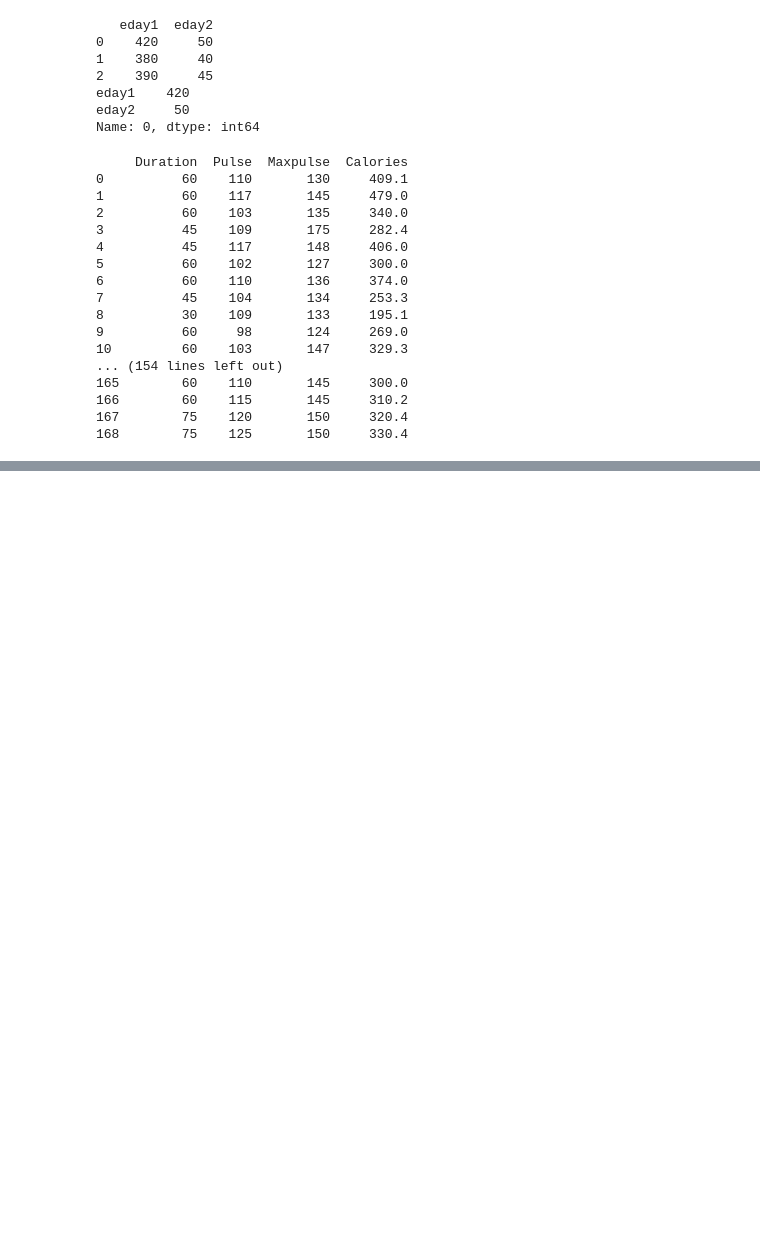
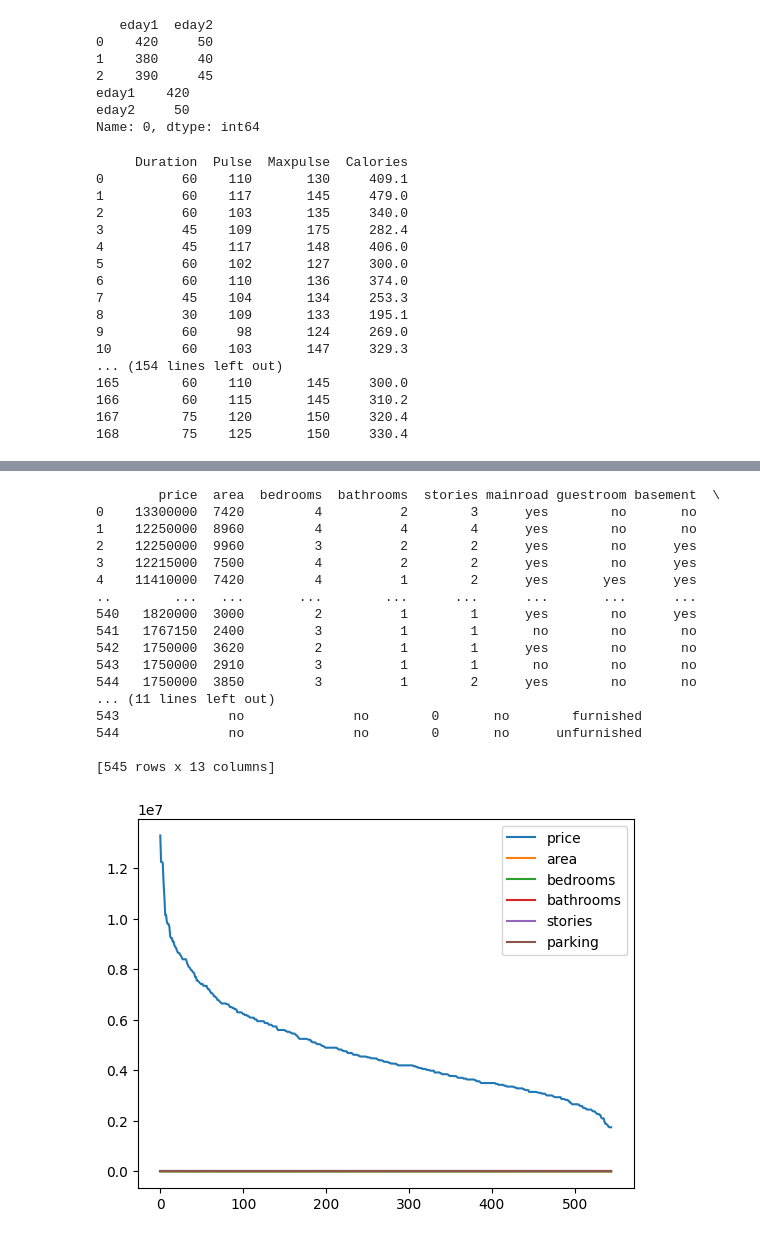
Before and after one commit to vibhuti0/pandas, a Jupyter notebook: pandas.ipynb, the cells around one changed output, grey strips where cells are left out. Drawn from its saved outputs; the diff is of its cells as text; code cells hidden in the pictures; blank space fills up the shorter version.

```diff
--- a/pandas.ipynb
+++ b/pandas.ipynb
@@ -139,0 +165,26 @@ print(df.to_string())
+# %%
+import pandas as pd
+import matplotlib.pyplot as plt
+df=pd.read_csv("Housing.csv")
+print(df)
+df.plot()
+plt.show()
+# %% [output]
+        price  area  bedrooms  bathrooms  stories mainroad guestroom basement  \
+0    13300000  7420         4          2        3      yes        no       no
+1    12250000  8960         4          4        4      yes        no       no
+2    12250000  9960         3          2        2      yes        no      yes
+3    12215000  7500         4          2        2      yes        no      yes
+4    11410000  7420         4          1        2      yes       yes      yes
+..        ...   ...       ...        ...      ...      ...       ...      ...
+540   1820000  3000         2          1        1      yes        no      yes
+541   1767150  2400         3          1        1       no        no       no
+542   1750000  3620         2          1        1      yes        no       no
+543   1750000  2910         3          1        1       no        no       no
+544   1750000  3850         3          1        2      yes        no       no
+... (11 lines left out)
+543              no              no        0       no        furnished
+544              no              no        0       no      unfurnished
+
+[545 rows x 13 columns]
+[figure, added]
```
Also changed, not shown: parts of 1 cell of this notebook, 1 other file.
